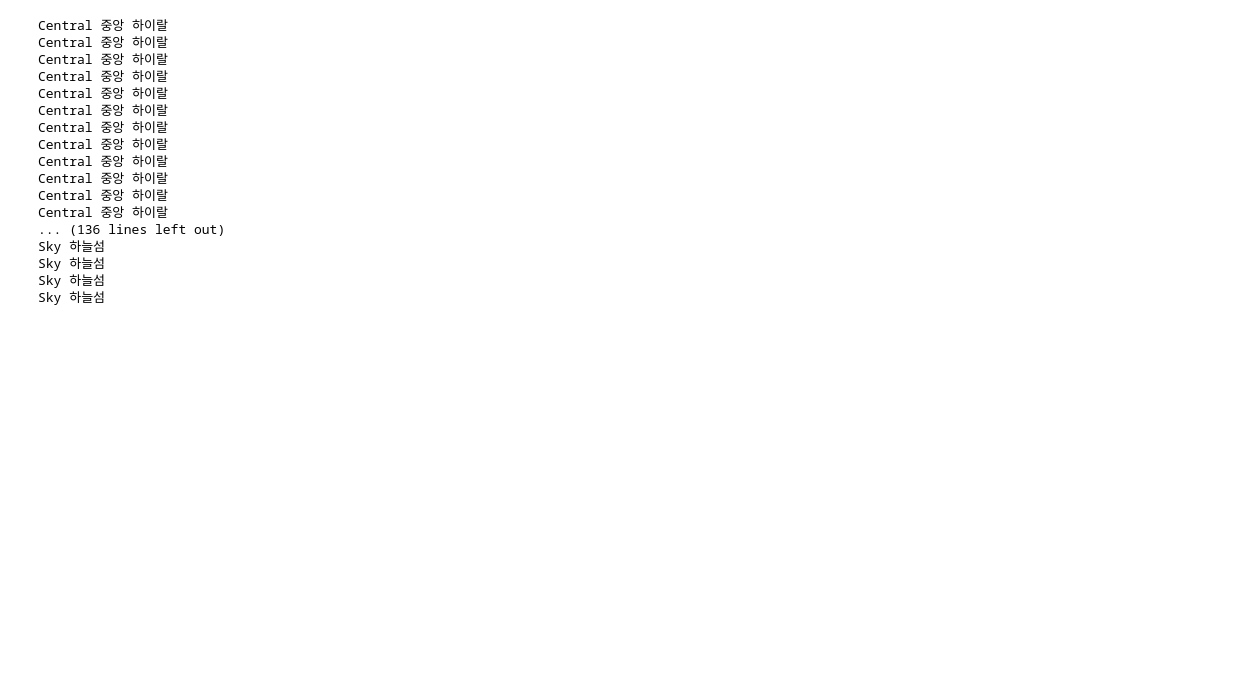
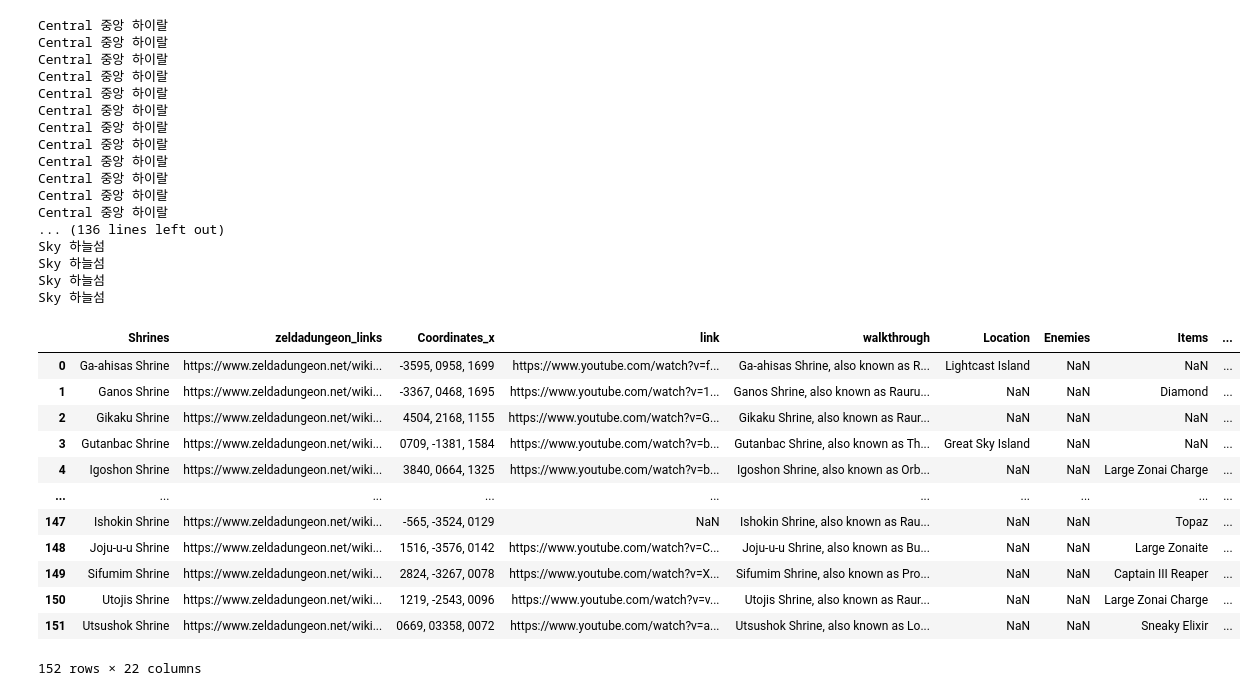
Before and after one commit to JOOWON0/zelda, a Jupyter notebook: 04.젤다의전설국문영문지역명맞추기.ipynb, the cells around one changed output. Saved outputs shown, nothing was run; the diff lists cells and outputs as text; code cells hidden in the pictures; blank space fills up the shorter version.

```diff
--- a/04.젤다의전설국문영문지역명맞추기.ipynb
+++ b/04.젤다의전설국문영문지역명맞추기.ipynb
@@ -327,3 +327,25 @@ Sky 하늘섬
 Sky 하늘섬
 # %%
 shrine_info_df.to_excel('./shrine_info_engkor.xlsx',index=False)
+# %%
+import pandas as pd
+shrine_info_df = pd.read_excel('./shrine_info_engkor.xlsx')
+last_df = pd.read_csv('./sql_db.csv')
+
+last_df = last_df.merge(shrine_info_df, how='left',left_on='Shrines',right_on='eng_name')
+last_df = last_df.drop('eng_name',axis=1)
+last_df
+# %% [output]
+|  | Shrines | zeldadungeon_links | Coordinates_x | link | walkthrough | Location | Enemies | Items | ... |
+| 0 | Ga-ahisas Shrine | https://www.zeldadungeon.net/wiki... | -3595, 0958, 1699 | https://www.youtube.com/watch?v=f... | Ga-ahisas Shrine, also known as R... | Lightcast Island | NaN | NaN | ... |
+| 1 | Ganos Shrine | https://www.zeldadungeon.net/wiki... | -3367, 0468, 1695 | https://www.youtube.com/watch?v=1... | Ganos Shrine, also known as Rauru... | NaN | NaN | Diamond | ... |
+| 2 | Gikaku Shrine | https://www.zeldadungeon.net/wiki... | 4504, 2168, 1155 | https://www.youtube.com/watch?v=G... | Gikaku Shrine, also known as Raur... | NaN | NaN | NaN | ... |
+| 3 | Gutanbac Shrine | https://www.zeldadungeon.net/wiki... | 0709, -1381, 1584 | https://www.youtube.com/watch?v=b... | Gutanbac Shrine, also known as Th... | Great Sky Island | NaN | NaN | ... |
+| 4 | Igoshon Shrine | https://www.zeldadungeon.net/wiki... | 3840, 0664, 1325 | https://www.youtube.com/watch?v=b... | Igoshon Shrine, also known as Orb... | NaN | NaN | Large Zonai Charge | ... |
+| ... | ... | ... | ... | ... | ... | ... | ... | ... | ... |
+| 147 | Ishokin Shrine | https://www.zeldadungeon.net/wiki... | -565, -3524, 0129 | NaN | Ishokin Shrine, also known as Rau... | NaN | NaN | Topaz | ... |
+| 148 | Joju-u-u Shrine | https://www.zeldadungeon.net/wiki... | 1516, -3576, 0142 | https://www.youtube.com/watch?v=C... | Joju-u-u Shrine, also known as Bu... | NaN | NaN | Large Zonaite | ... |
+| 149 | Sifumim Shrine | https://www.zeldadungeon.net/wiki... | 2824, -3267, 0078 | https://www.youtube.com/watch?v=X... | Sifumim Shrine, also known as Pro... | NaN | NaN | Captain III Reaper | ... |
+| 150 | Utojis Shrine | https://www.zeldadungeon.net/wiki... | 1219, -2543, 0096 | https://www.youtube.com/watch?v=v... | Utojis Shrine, also known as Raur... | NaN | NaN | Large Zonai Charge | ... |
+| 151 | Utsushok Shrine | https://www.zeldadungeon.net/wiki... | 0669, 03358, 0072 | https://www.youtube.com/watch?v=a... | Utsushok Shrine, also known as Lo... | NaN | NaN | Sneaky Elixir | ... |
+152 rows × 22 columns
```
Also changed, not shown: parts of 3 cells of this notebook.
